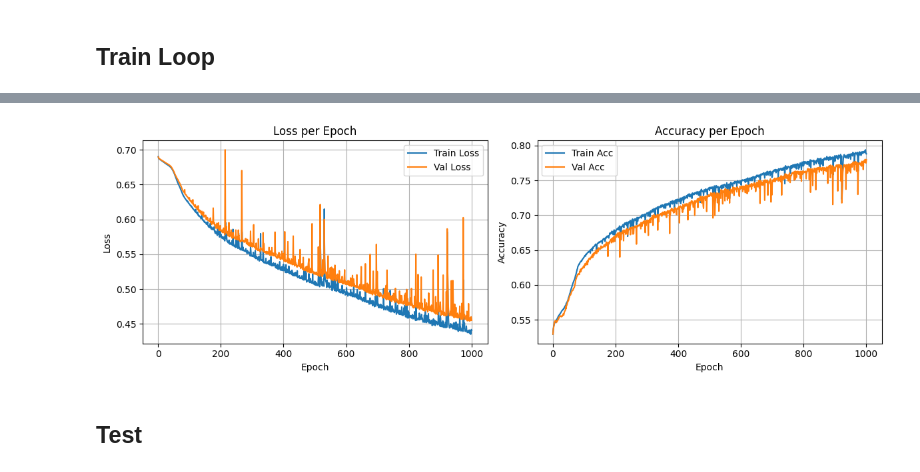
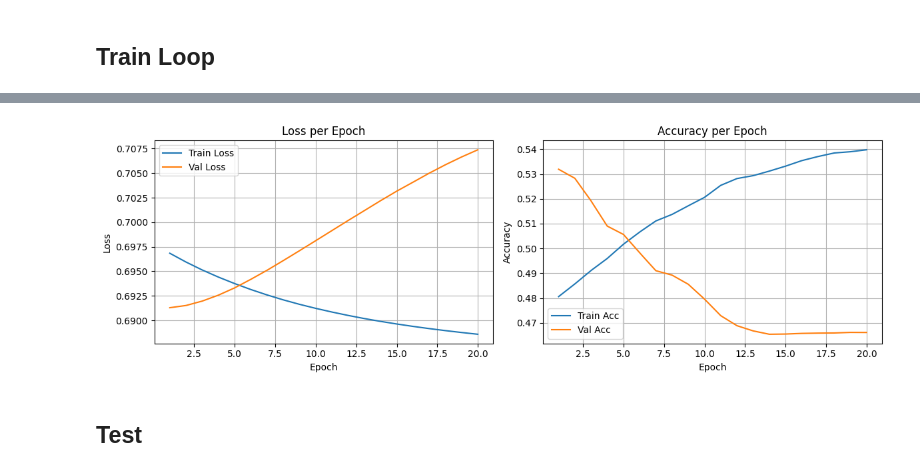
Before and after one commit to Faiisu/Gold_price_predict_LSTM, a Jupyter notebook: Gold_LSTM.ipynb, the cells around one changed output, grey strips where cells are left out. Drawn from its saved outputs; the diff is of its cells as text; code cells hidden in the pictures.

Commit message:
fix data leakage

```diff
--- a/Gold_LSTM.ipynb
+++ b/Gold_LSTM.ipynb
@@ -171,9 +160,7 @@ from sklearn.preprocessing import StandardScaler
 window_size = 420
 horizon = 60
 
-# Normalize Feature Columns
-scaler = StandardScaler()
-scaled_data = scaler.fit_transform(df_cl.values)
+scaled_data = df_cl.values
 
 
 X_list = []
@@ -236,3 +209,37 @@ Test:  (14874, 420, 28) (14874,)
+# %%
+scaler = StandardScaler()
+
+# fit x_train (flatten)
+n_train, seq_len, n_features = X_train.shape
+
+X_train_flat = X_train.reshape(-1, n_features)   # (n_train * seq_len, n_features)
+
+scaler.fit(X_train_flat)
+
+
+def scale_3d(X, scaler):
+    n_samples, seq_len, n_features = X.shape
+    X_flat = X.reshape(-1, n_features)
+    X_flat_scaled = scaler.transform(X_flat)
+    return X_flat_scaled.reshape(n_samples, seq_len, n_features)
+
+X_train_scaled = scale_3d(X_train, scaler)
+X_val_scaled   = scale_3d(X_val,   scaler)
+X_test_scaled  = scale_3d(X_test,  scaler)
+
+# Tensor for pytorch
+X_train_tensor = torch.from_numpy(X_train_scaled).float()
+y_train_tensor = torch.from_numpy(y_train).long()
+
+X_val_tensor = torch.from_numpy(X_val_scaled).float()
+y_val_tensor = torch.from_numpy(y_val).long()
+
+X_test_tensor = torch.from_numpy(X_test_scaled).float()
+y_test_tensor = torch.from_numpy(y_test).long()
+
+train_dataset = TensorDataset(X_train_tensor, y_train_tensor)
+val_dataset   = TensorDataset(X_val_tensor,   y_val_tensor)
+test_dataset  = TensorDataset(X_test_tensor,  y_test_tensor)
 # %% [markdown]
 ## Data loader
 # %%
@@ -257,8 +264,8 @@ from IPython.display import clear_output
 
 model = LSTM_Model(input_size=len(df_cl.columns), hidden_size=64, num_classes=2)
 
-lr = 1e-5
-epochs = 1000
+lr = 1e-4
+epochs = 20
 
 criterion = nn.CrossEntropyLoss()
 optimizer = optim.Adam(model.parameters(), lr=lr)
@@ -341,7 +348,7 @@ for epoch in range(1, epochs + 1):
             "val_loss": val_loss,
         }, save_path)
         print(f"Saved New Best Model at Epoch {epoch} (val_loss={val_loss:.4f})")
-        open("best_loss.txt", "w+").write(best_val_loss)
+        open("best_loss.txt", "w+").write(str(best_val_loss))
 
 
     # ---------- Plot ----------
@@ -385,4 +392,4 @@ Best Val Loss: 0.4506
-[figure, old version]
+[figure, new version]
 # %% [markdown]
 ## Test
 # %%
```
Also changed, not shown: parts of 7 cells of this notebook, 2 other files.
